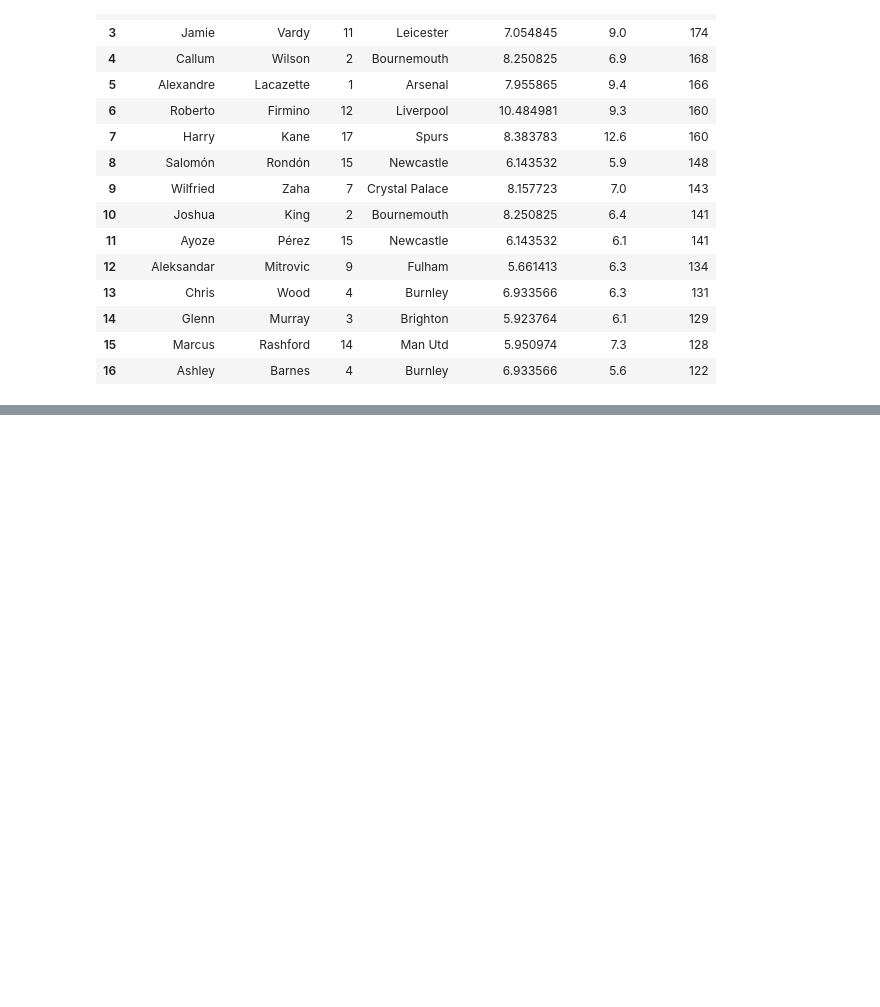
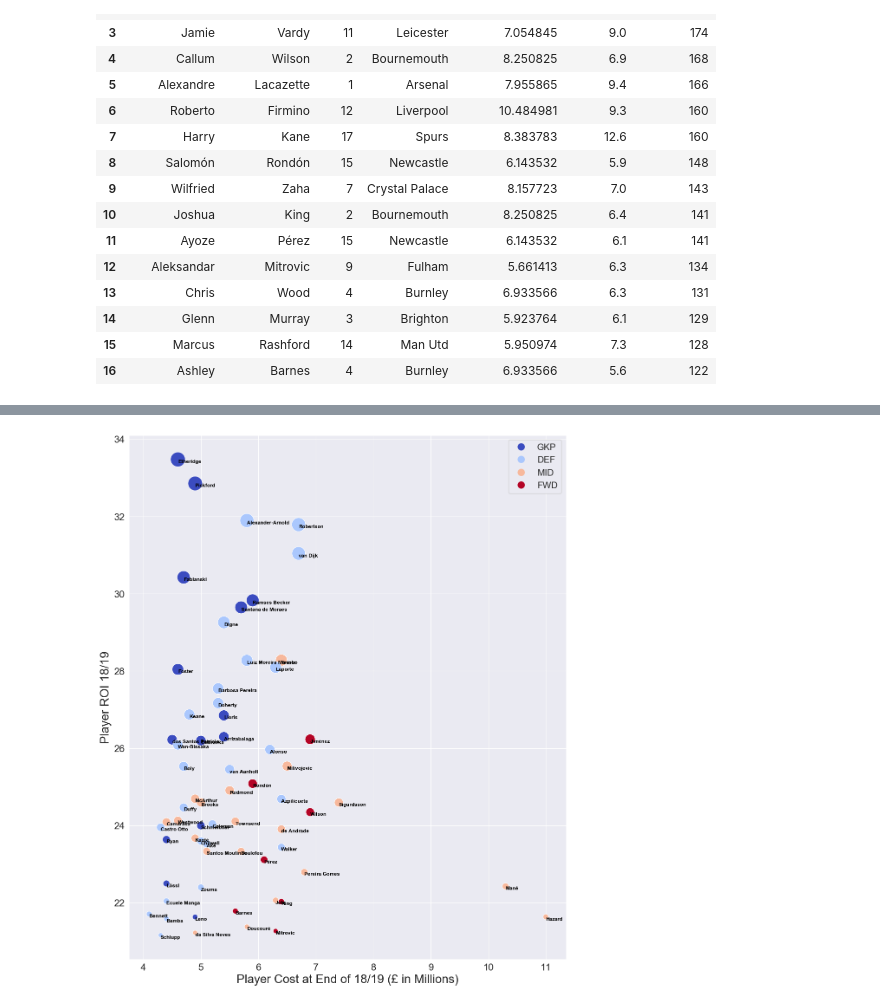
Before and after one commit to pierrewinter/API_Fantasy_Player_Recommender, a Jupyter notebook: api_soccer_data.ipynb, the cells around one changed output, grey strips where cells are left out. Saved outputs shown, nothing was run; the diff lists cells and outputs as text; code cells hidden in the pictures; blank space fills up the shorter version.

```diff
--- a/api_soccer_data.ipynb
+++ b/api_soccer_data.ipynb
@@ -262,0 +273,3 @@ NameError: name 'positions' is not defined
+# %%
+top_rows_roi = top_rows_roi[:65]
+top_rows_roi
@@ -263,2 +294,24 @@ NameError: name 'positions' is not defined
+# %%
+sns.set_style("darkgrid")
+fig, ax = plt.subplots(1, 1, figsize = (13, 16), dpi=100)
+sns.scatterplot(x='now_cost', y='player_roi', hue='element_type', data=top_rows_roi, palette='coolwarm', size=top_rows_roi['player_roi'], sizes=(60, 600))
+ax.set_xlabel('Player Cost at End of 18/19 (£ in Millions)', fontsize=20)
+ax.set_ylabel('Player ROI 18/19', fontsize=20)
+ax.tick_params(axis='both', which='major', labelsize = 16)
+for line in range(0,top_rows_roi.shape[0]):
+    player_color = 'black'
+    ax.text(top_rows_roi.now_cost[line], top_rows_roi.player_roi[line],
+    top_rows_roi.second_name[line], horizontalalignment='left', verticalalignment='top',
+    size='small', color=player_color, weight='bold')
+n_positions = len(positions['singular_name_short']) - 1
+from matplotlib.lines import Line2D
+custom = [Line2D([], [], marker='.', ms=22, color=cmap(0./n_positions), linestyle='None'),
+          Line2D([], [], marker='.', ms=22, color=cmap(1./n_positions), linestyle='None'),
+          Line2D([], [], marker='.', ms=22, color=cmap(2./n_positions), linestyle='None'),
+          Line2D([], [], marker='.', ms=22, color=cmap(3./n_positions), linestyle='None')]
+ax.legend(custom, positions['singular_name_short'], fontsize=15)
+plt.show()
+# %% [output]
+[figure, added]
 # %%
 #TODO: create if block to build team with $100 million
```
Also changed, not shown: parts of 13 cells of this notebook.
